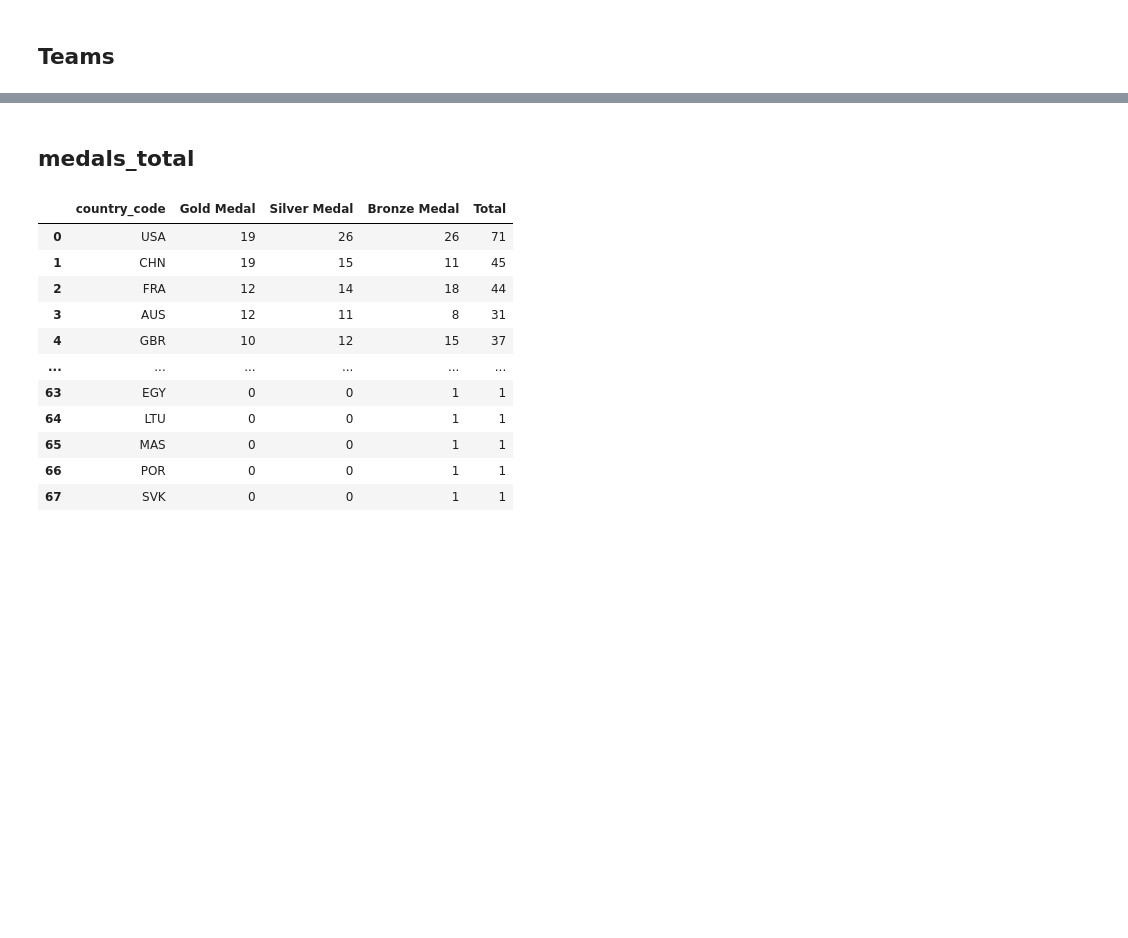
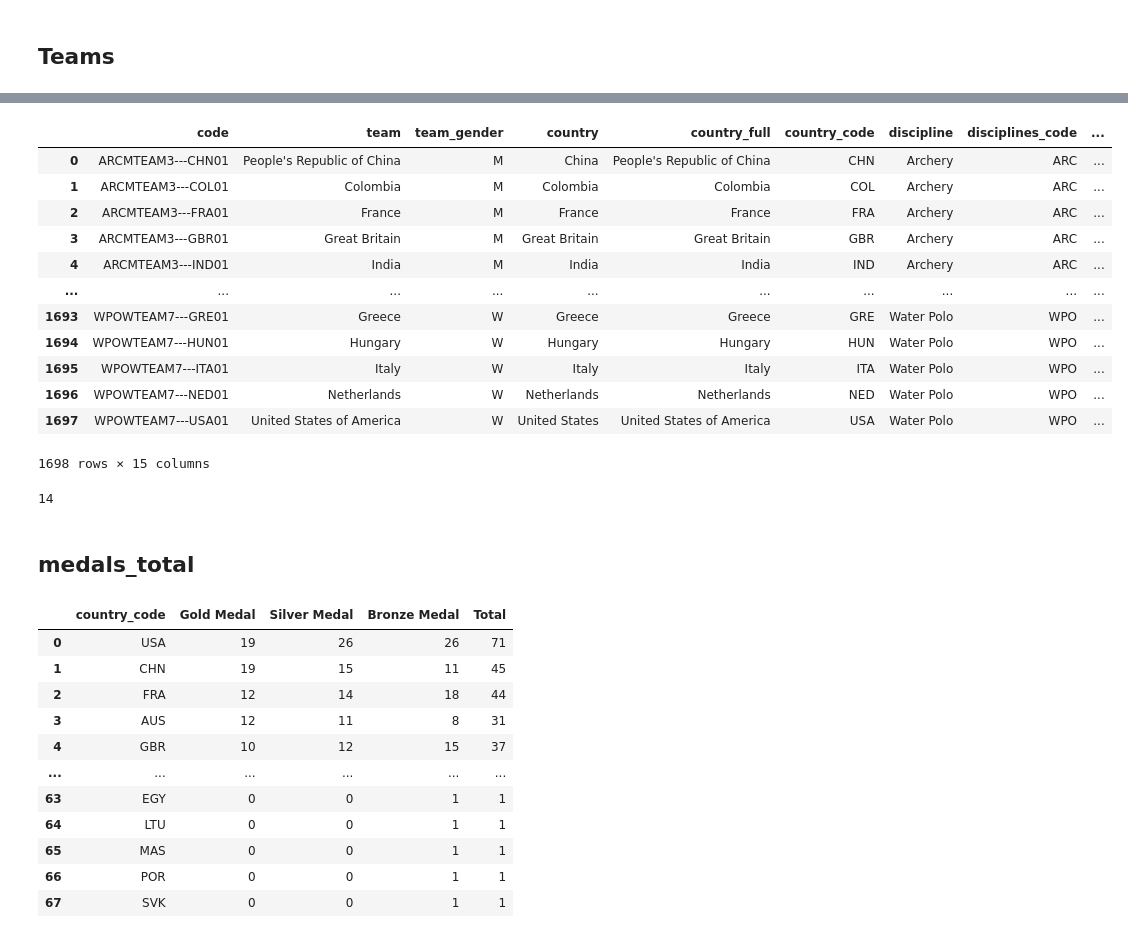
Before and after one commit to Omii2899/paris_olympics_dataset, a Jupyter notebook: notebook.ipynb, the cells around one changed output, grey strips where cells are left out. Cells and saved outputs as stored; diff of their text form; code cells hidden in the pictures; blank space fills up the shorter version.

```diff
--- a/notebook.ipynb
+++ b/notebook.ipynb
@@ -114,0 +102,16 @@ x[x["country"] == "China"]
+# %%
+x
+# %% [output]
+|  | code | team | team_gender | country | country_full | country_code | discipline | disciplines_code | ... |
+| 0 | ARCMTEAM3---CHN01 | People's Republic of China | M | China | People's Republic of China | CHN | Archery | ARC | ... |
+| 1 | ARCMTEAM3---COL01 | Colombia | M | Colombia | Colombia | COL | Archery | ARC | ... |
+| 2 | ARCMTEAM3---FRA01 | France | M | France | France | FRA | Archery | ARC | ... |
+| 3 | ARCMTEAM3---GBR01 | Great Britain | M | Great Britain | Great Britain | GBR | Archery | ARC | ... |
+| 4 | ARCMTEAM3---IND01 | India | M | India | India | IND | Archery | ARC | ... |
+| ... | ... | ... | ... | ... | ... | ... | ... | ... | ... |
+| 1693 | WPOWTEAM7---GRE01 | Greece | W | Greece | Greece | GRE | Water Polo | WPO | ... |
+| 1694 | WPOWTEAM7---HUN01 | Hungary | W | Hungary | Hungary | HUN | Water Polo | WPO | ... |
+| 1695 | WPOWTEAM7---ITA01 | Italy | W | Italy | Italy | ITA | Water Polo | WPO | ... |
+| 1696 | WPOWTEAM7---NED01 | Netherlands | W | Netherlands | Netherlands | NED | Water Polo | WPO | ... |
+| 1697 | WPOWTEAM7---USA01 | United States of America | W | United States | United States of America | USA | Water Polo | WPO | ... |
+1698 rows × 15 columns
@@ -115,3 +152,7 @@ x[x["country"] == "China"]
+# %%
+len(os.listdir())
+# %% [output]
+14
 # %% [markdown]
 ## medals_total
 # %%
```
Also changed, not shown: parts of 27 cells of this notebook, 6 other files.
